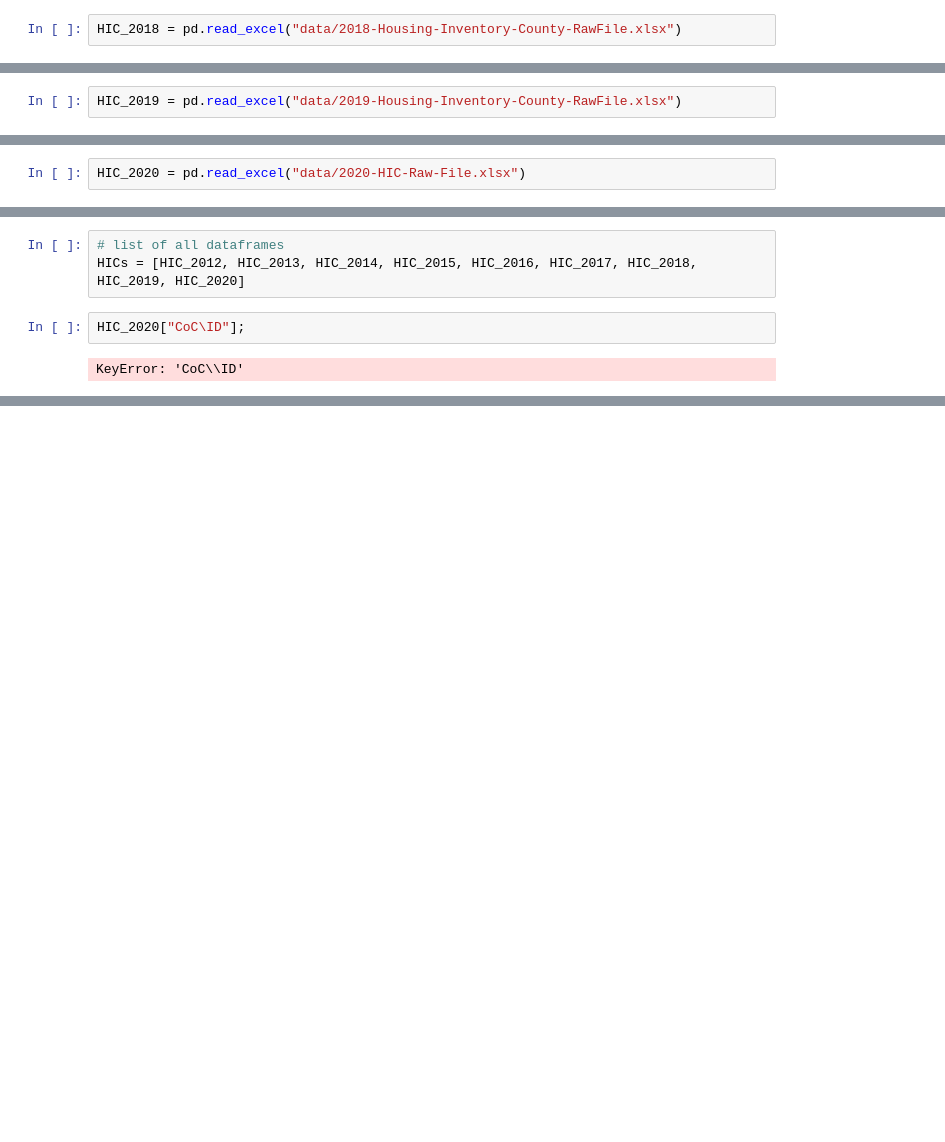
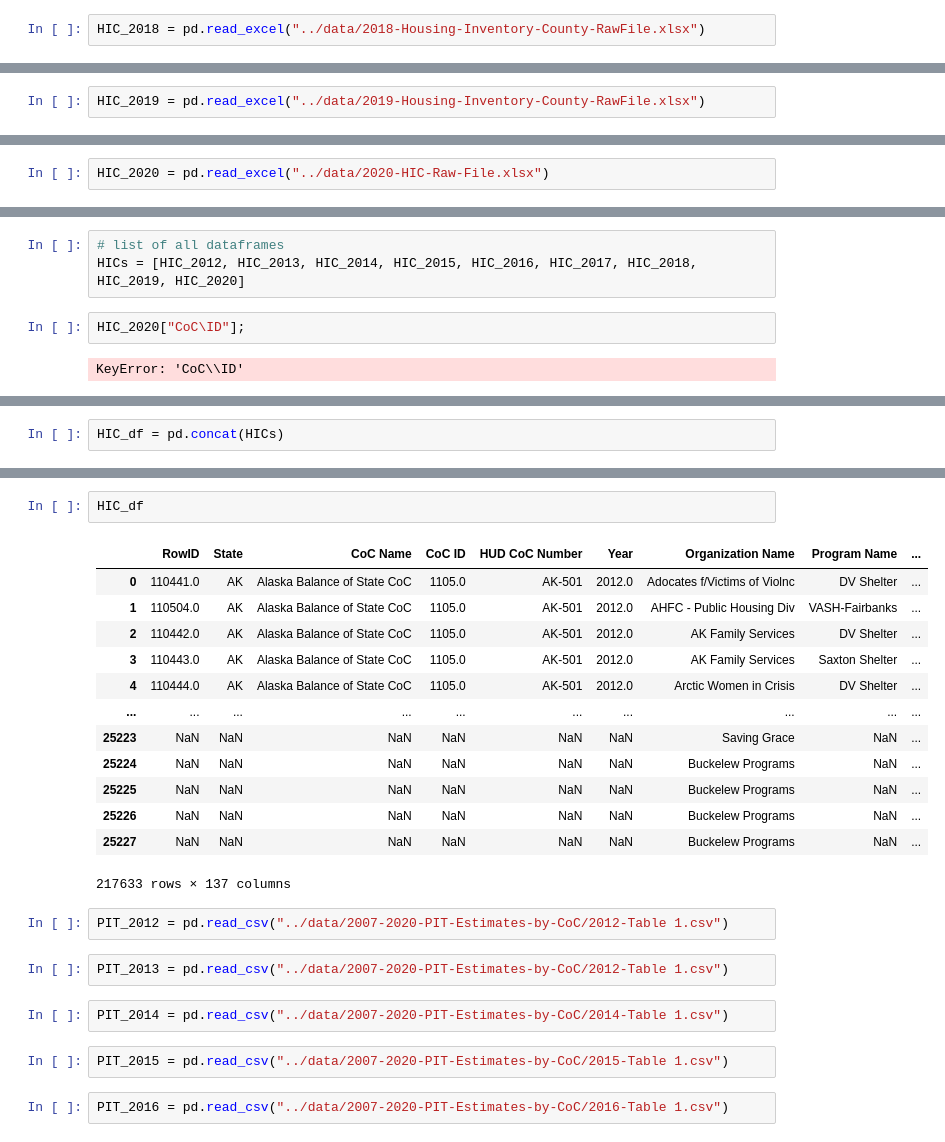
Before and after one commit to nicolacave/predicting_us_homelessness, a Jupyter notebook: notebooks/data_cleaning_homelessness.ipynb, the cells around one changed output, grey strips where cells are left out. Cells and saved outputs as stored; diff of their text form; blank space fills up the shorter version.

Commit message:
merged dataframes

```diff
--- a/notebooks/data_cleaning_homelessness.ipynb
+++ b/notebooks/data_cleaning_homelessness.ipynb
@@ -143,7 +144,7 @@ Data columns (total 82 columns):
 dtypes: datetime64[ns](3), float64(25), int64(34), object(20)
 memory usage: 15.3+ MB
 # %%
-HIC_2018 = pd.read_excel("data/2018-Housing-Inventory-County-RawFile.xlsx")
+HIC_2018 = pd.read_excel("../data/2018-Housing-Inventory-County-RawFile.xlsx")
 # %%
 HIC_2018.info()
 # %% [output]
@@ -165,7 +166,7 @@ Data columns (total 96 columns):
 dtypes: datetime64[ns](3), float64(44), int64(29), object(20)
 memory usage: 18.0+ MB
 # %%
-HIC_2019 = pd.read_excel("data/2019-Housing-Inventory-County-RawFile.xlsx")
+HIC_2019 = pd.read_excel("../data/2019-Housing-Inventory-County-RawFile.xlsx")
 # %%
 HIC_2019.info()
 # %% [output]
@@ -187,7 +188,7 @@ Data columns (total 98 columns):
 dtypes: datetime64[ns](4), float64(45), int64(28), object(21)
 memory usage: 18.8+ MB
 # %%
-HIC_2020 = pd.read_excel("data/2020-HIC-Raw-File.xlsx")
+HIC_2020 = pd.read_excel("../data/2020-HIC-Raw-File.xlsx")
 # %%
 HIC_2020.info()
 # %% [output]
@@ -219,0 +221,2 @@ KeyError: 'CoC\\ID'
+# %%
+HIC_df = pd.concat(HICs)
@@ -219,0 +242,26 @@ KeyError: 'CoC\\ID'
+# %%
+HIC_df
+# %% [output]
+|  | RowID | State | CoC Name | CoC ID | HUD CoC Number | Year | Organization Name | Program Name | ... |
+| 0 | 110441.0 | AK | Alaska Balance of State CoC | 1105.0 | AK-501 | 2012.0 | Adocates f/Victims of Violnc | DV Shelter | ... |
+| 1 | 110504.0 | AK | Alaska Balance of State CoC | 1105.0 | AK-501 | 2012.0 | AHFC - Public Housing Div | VASH-Fairbanks | ... |
+| 2 | 110442.0 | AK | Alaska Balance of State CoC | 1105.0 | AK-501 | 2012.0 | AK Family Services | DV Shelter | ... |
+| 3 | 110443.0 | AK | Alaska Balance of State CoC | 1105.0 | AK-501 | 2012.0 | AK Family Services | Saxton Shelter | ... |
+| 4 | 110444.0 | AK | Alaska Balance of State CoC | 1105.0 | AK-501 | 2012.0 | Arctic Women in Crisis | DV Shelter | ... |
+| ... | ... | ... | ... | ... | ... | ... | ... | ... | ... |
+| 25223 | NaN | NaN | NaN | NaN | NaN | NaN | Saving Grace | NaN | ... |
+| 25224 | NaN | NaN | NaN | NaN | NaN | NaN | Buckelew Programs | NaN | ... |
+| 25225 | NaN | NaN | NaN | NaN | NaN | NaN | Buckelew Programs | NaN | ... |
+| 25226 | NaN | NaN | NaN | NaN | NaN | NaN | Buckelew Programs | NaN | ... |
+| 25227 | NaN | NaN | NaN | NaN | NaN | NaN | Buckelew Programs | NaN | ... |
+217633 rows × 137 columns
+# %%
+PIT_2012 = pd.read_csv("../data/2007-2020-PIT-Estimates-by-CoC/2012-Table 1.csv")
+# %%
+PIT_2013 = pd.read_csv("../data/2007-2020-PIT-Estimates-by-CoC/2012-Table 1.csv")
+# %%
+PIT_2014 = pd.read_csv("../data/2007-2020-PIT-Estimates-by-CoC/2014-Table 1.csv")
+# %%
+PIT_2015 = pd.read_csv("../data/2007-2020-PIT-Estimates-by-CoC/2015-Table 1.csv")
+# %%
+PIT_2016 = pd.read_csv("../data/2007-2020-PIT-Estimates-by-CoC/2016-Table 1.csv")
```
Also changed, not shown: parts of 18 cells of this notebook, 19 other files.
